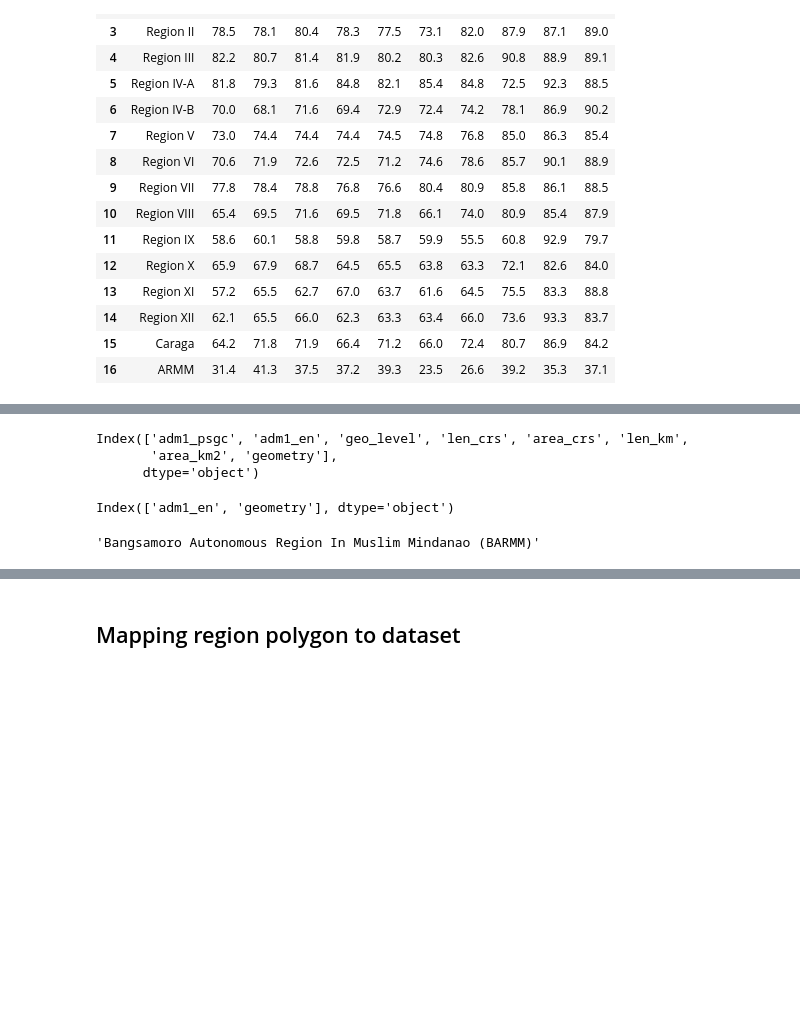
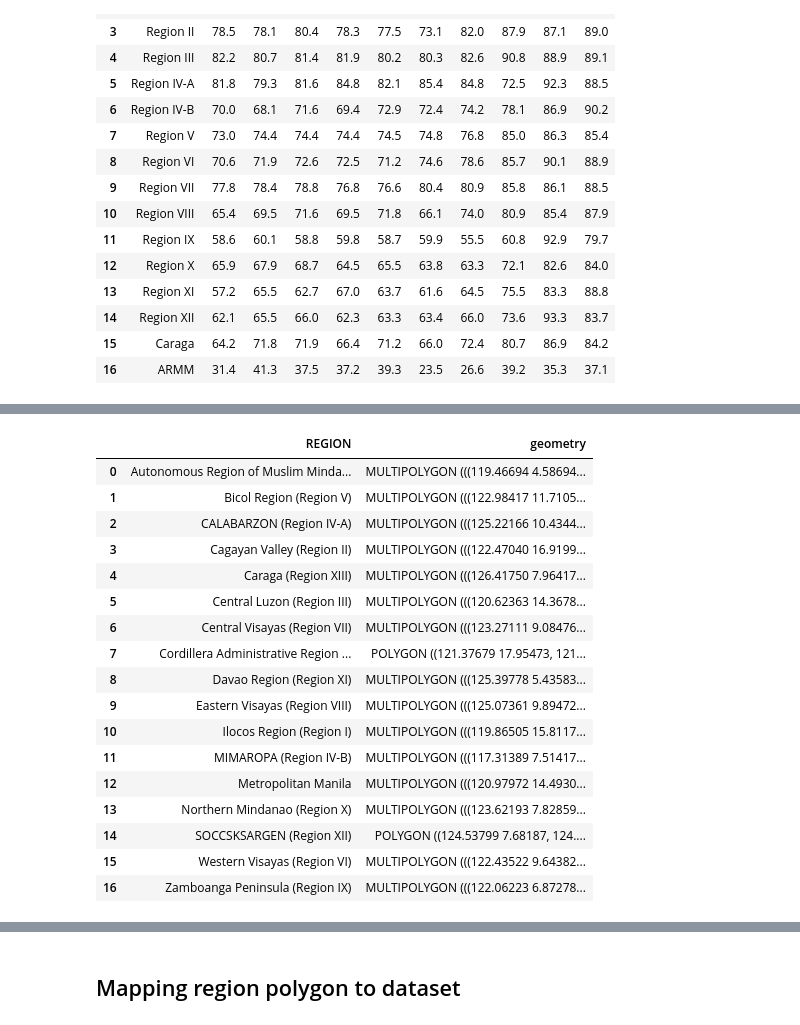
Before and after one commit to angelocguerra/data101-visualizationapp, a Jupyter notebook: SpatialDataVizualization.ipynb, the cells around one changed output, grey strips where cells are left out. Saved outputs shown, nothing was run; the diff lists cells and outputs as text; code cells hidden in the pictures; blank space fills up the shorter version.

```diff
--- a/SpatialDataVizualization.ipynb
+++ b/SpatialDataVizualization.ipynb
@@ -72,6 +69,0 @@ ph_reg = gpd.read_file(dataset_folder / 'Spatial/PH_Adm/PH_Adm1_Regions.shp.shp'
-# %%
-ph_reg.columns
-# %% [output]
-Index(['adm1_psgc', 'adm1_en', 'geo_level', 'len_crs', 'area_crs', 'len_km',
-       'area_km2', 'geometry'],
-      dtype='object')
@@ -80,8 +70,24 @@ ph_reg.drop(columns=['adm1_psgc', 'geo_level', 'len_crs', 'area_crs', 'len_km',
-# %%
-ph_reg.columns
-# %% [output]
-Index(['adm1_en', 'geometry'], dtype='object')
-# %%
-ph_reg['adm1_en'][16]
-# %% [output]
-'Bangsamoro Autonomous Region In Muslim Mindanao (BARMM)'
+# %%
+# Adapted from https://www.kaggle.com/datasets/fbruckschen/regions-philippines/data
+
+ph_reg = gpd.read_file(dataset_folder / 'Spatial/Regions.shp')
+ph_reg.head(20)
+# %% [output]
+|  | REGION | geometry |
+| 0 | Autonomous Region of Muslim Minda... | MULTIPOLYGON (((119.46694 4.58694... |
+| 1 | Bicol Region (Region V) | MULTIPOLYGON (((122.98417 11.7105... |
+| 2 | CALABARZON (Region IV-A) | MULTIPOLYGON (((125.22166 10.4344... |
+| 3 | Cagayan Valley (Region II) | MULTIPOLYGON (((122.47040 16.9199... |
+| 4 | Caraga (Region XIII) | MULTIPOLYGON (((126.41750 7.96417... |
+| 5 | Central Luzon (Region III) | MULTIPOLYGON (((120.62363 14.3678... |
+| 6 | Central Visayas (Region VII) | MULTIPOLYGON (((123.27111 9.08476... |
+| 7 | Cordillera Administrative Region ... | POLYGON ((121.37679 17.95473, 121... |
+| 8 | Davao Region (Region XI) | MULTIPOLYGON (((125.39778 5.43583... |
+| 9 | Eastern Visayas (Region VIII) | MULTIPOLYGON (((125.07361 9.89472... |
+| 10 | Ilocos Region (Region I) | MULTIPOLYGON (((119.86505 15.8117... |
+| 11 | MIMAROPA (Region IV-B) | MULTIPOLYGON (((117.31389 7.51417... |
+| 12 | Metropolitan Manila | MULTIPOLYGON (((120.97972 14.4930... |
+| 13 | Northern Mindanao (Region X) | MULTIPOLYGON (((123.62193 7.82859... |
+| 14 | SOCCSKSARGEN (Region XII) | POLYGON ((124.53799 7.68187, 124.... |
+| 15 | Western Visayas (Region VI) | MULTIPOLYGON (((122.43522 9.64382... |
+| 16 | Zamboanga Peninsula (Region IX) | MULTIPOLYGON (((122.06223 6.87278... |
```
Also changed, not shown: parts of 16 cells of this notebook, 38 other files.
